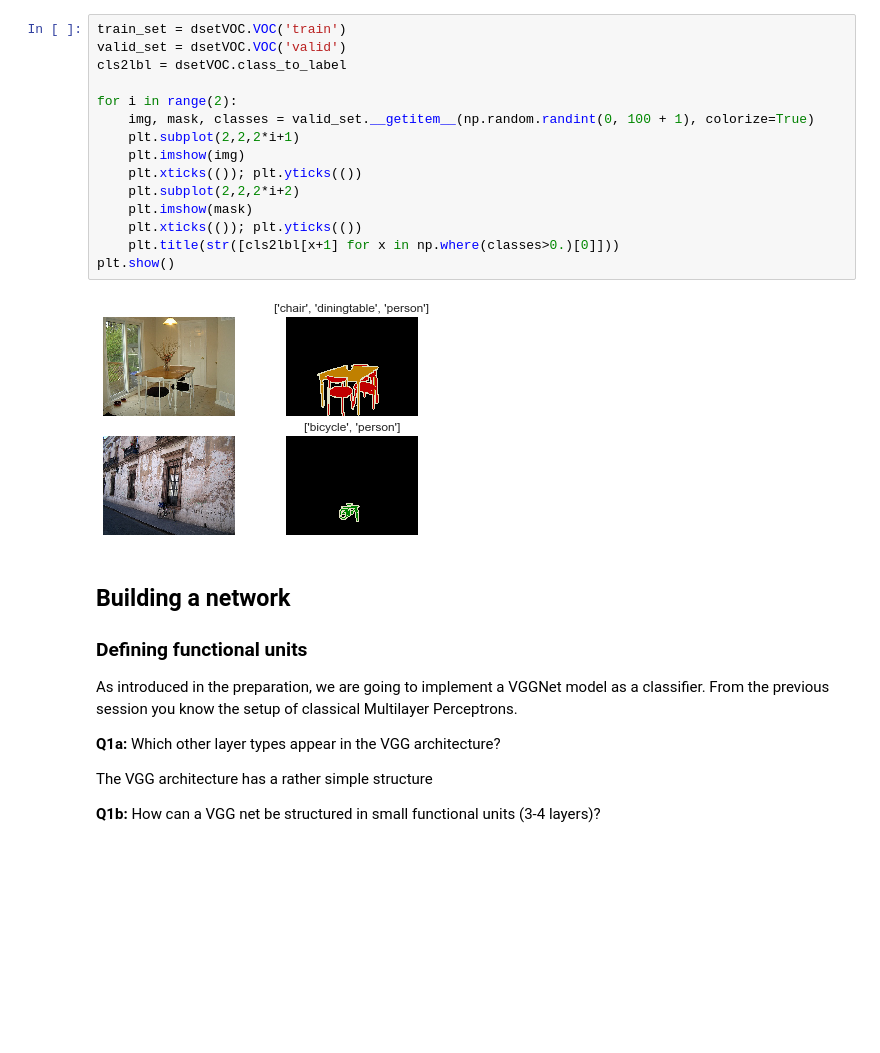
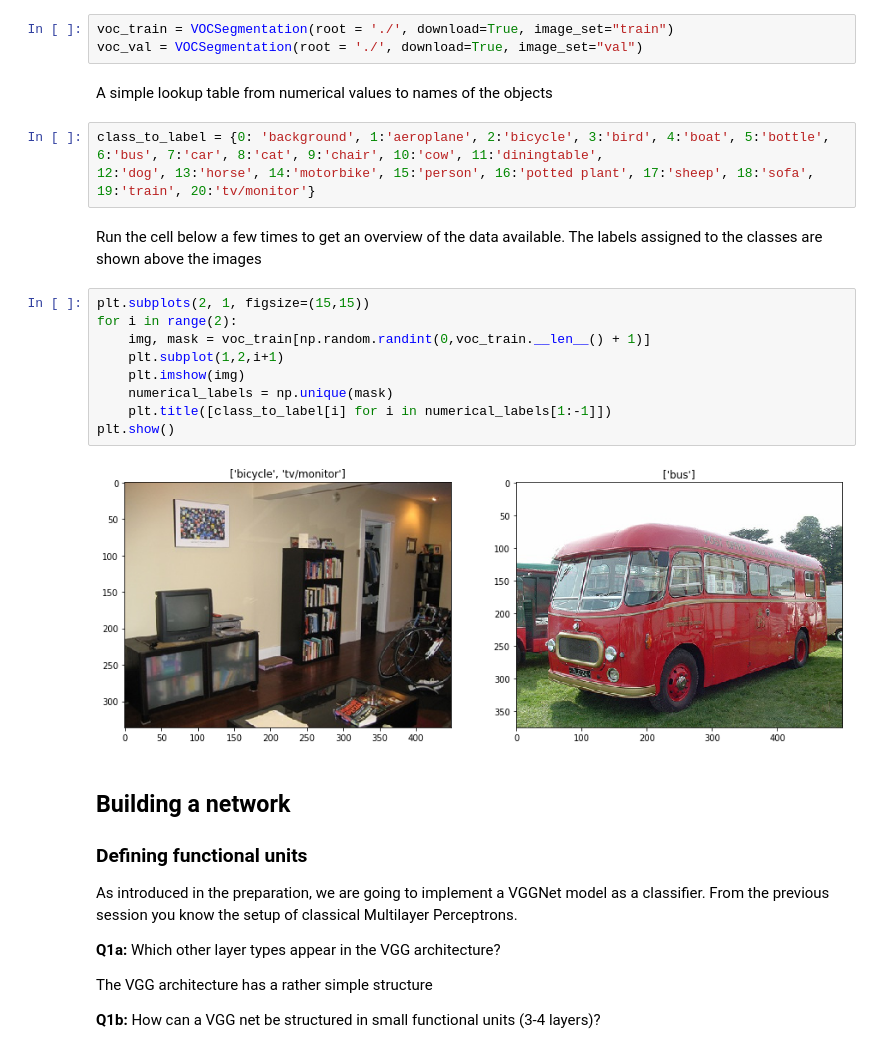
Before and after one commit to ErikFleischhauer/MLL, a Jupyter notebook: Notebooks/7_DeepLearning/7_DeepLearning_students.ipynb, the cells around one changed output. Cells and saved outputs as stored; diff of their text form; blank space fills up the shorter version.

```diff
--- a/Notebooks/7_DeepLearning/7_DeepLearning_students.ipynb
+++ b/Notebooks/7_DeepLearning/7_DeepLearning_students.ipynb
@@ -54,20 +51,25 @@ You can print the cls2lbl dictionary to see the list of all classes.
-# %%
-train_set = dsetVOC.VOC('train')
-valid_set = dsetVOC.VOC('valid')
-cls2lbl = dsetVOC.class_to_label
-
-for i in range(2):
-    img, mask, classes = valid_set.__getitem__(np.random.randint(0, 100 + 1), colorize=True)
-    plt.subplot(2,2,2*i+1)
-    plt.imshow(img)
-    plt.xticks(()); plt.yticks(())
-    plt.subplot(2,2,2*i+2)
-    plt.imshow(mask)
-    plt.xticks(()); plt.yticks(())
-    plt.title(str([cls2lbl[x+1] for x in np.where(classes>0.)[0]]))
-plt.show()
-# %% [output]
-[figure, removed]
+# %%
+voc_train = VOCSegmentation(root = './', download=True, image_set="train")
+voc_val = VOCSegmentation(root = './', download=True, image_set="val")
+# %% [markdown]
+A simple lookup table from numerical values to names of the objects
+# %%
+class_to_label = {0: 'background', 1:'aeroplane', 2:'bicycle', 3:'bird', 4:'boat', 5:'bottle', 6:'bus', 7:'car', 8:'cat', 9:'chair', 10:'cow', 11:'diningtable',
+12:'dog', 13:'horse', 14:'motorbike', 15:'person', 16:'potted plant', 17:'sheep', 18:'sofa', 19:'train', 20:'tv/monitor'}
+# %% [markdown]
+Run the cell below a few times to get an overview of the data available.
+The labels assigned to the classes are shown above the images
+# %%
+plt.subplots(2, 1, figsize=(15,15))
+for i in range(2):
+    img, mask = voc_train[np.random.randint(0,voc_train.__len__() + 1)]
+    plt.subplot(1,2,i+1)
+    plt.imshow(img)
+    numerical_labels = np.unique(mask)
+    plt.title([class_to_label[i] for i in numerical_labels[1:-1]])
+plt.show()
+# %% [output]
+[figure, added]
 # %% [markdown]
 ## Building a network
 
```
Also changed, not shown: parts of 19 cells of this notebook, 3 other files.
